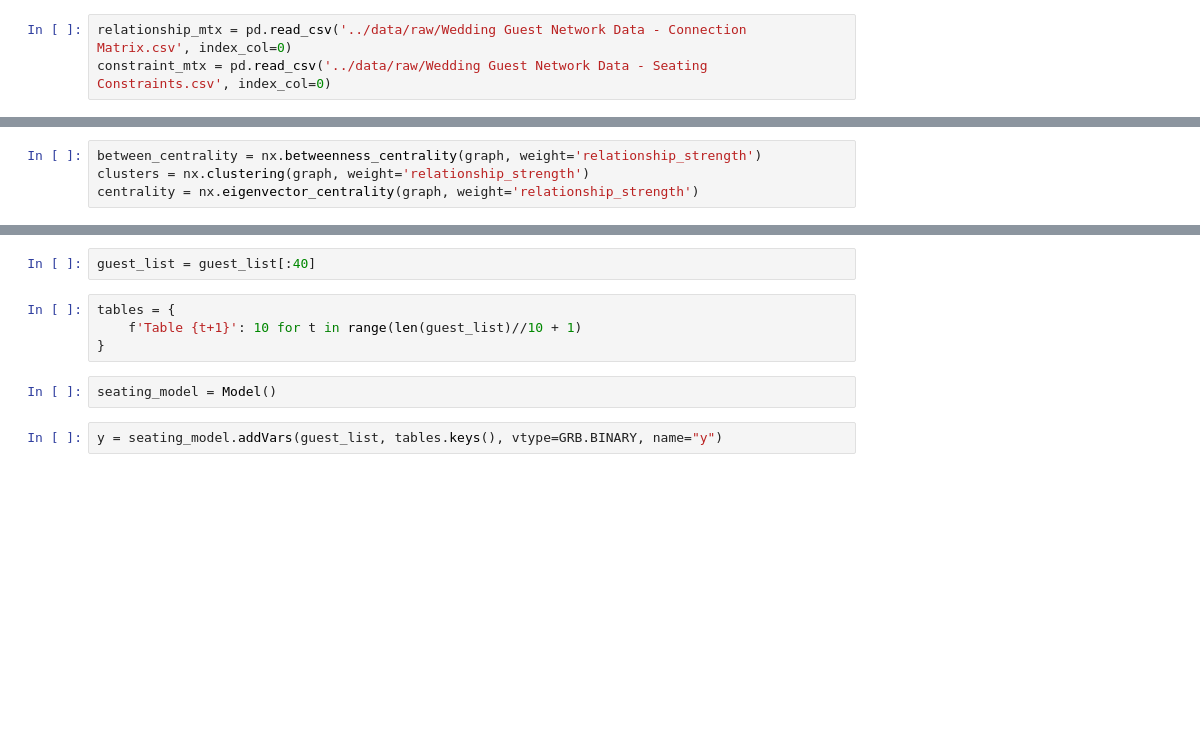
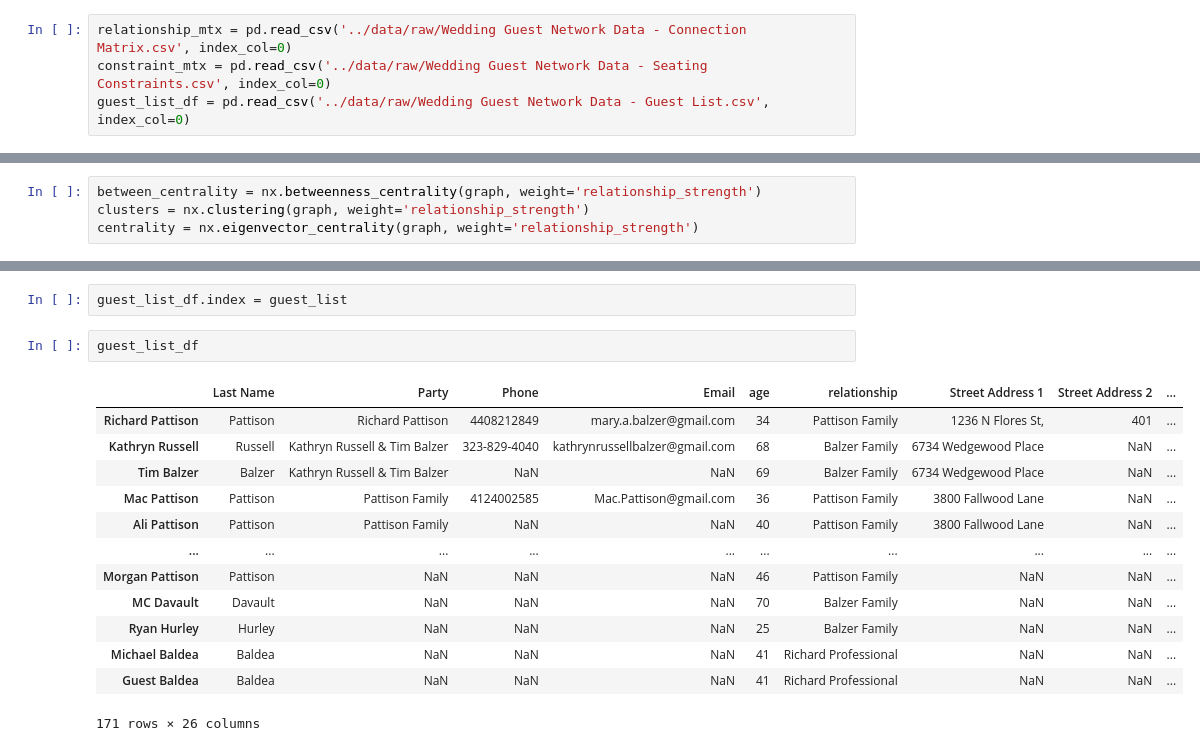
Before and after one commit to firstprinciples/wedding_prep, a Jupyter notebook: apeelx_wedding_prep/analyses/data_validation.ipynb, the cells around one changed output, grey strips where cells are left out. Saved outputs shown, nothing was run; the diff lists cells and outputs as text; blank space fills up the shorter version.

```diff
--- a/apeelx_wedding_prep/analyses/data_validation.ipynb
+++ b/apeelx_wedding_prep/analyses/data_validation.ipynb
@@ -7,6 +7,7 @@ from gurobipy import Model, GRB, quicksum
 # %%
 relationship_mtx = pd.read_csv('../data/raw/Wedding Guest Network Data - Connection Matrix.csv', index_col=0)
 constraint_mtx = pd.read_csv('../data/raw/Wedding Guest Network Data - Seating Constraints.csv', index_col=0)
+guest_list_df = pd.read_csv('../data/raw/Wedding Guest Network Data - Guest List.csv', index_col=0)
 # %%
 relationship_mtx
 # %% [output]
@@ -147,10 +144,18 @@ nx.draw(graph, nx.spring_layout(graph))
-# %%
-guest_list = guest_list[:40]
-# %%
-tables = {
-    f'Table {t+1}': 10 for t in range(len(guest_list)//10 + 1)
-}
-# %%
-seating_model = Model()
-# %%
-y = seating_model.addVars(guest_list, tables.keys(), vtype=GRB.BINARY, name="y")
+# %%
+guest_list_df.index = guest_list
+# %%
+guest_list_df
+# %% [output]
+|  | Last Name | Party | Phone | Email | age | relationship | Street Address 1 | Street Address 2 | ... |
+| Richard Pattison | Pattison | Richard Pattison | 4408212849 | mary.a.balzer@gmail.com | 34 | Pattison Family | 1236 N Flores St, | 401 | ... |
+| Kathryn Russell | Russell | Kathryn Russell & Tim Balzer | 323-829-4040 | kathrynrussellbalzer@gmail.com | 68 | Balzer Family | 6734 Wedgewood Place | NaN | ... |
+| Tim Balzer | Balzer | Kathryn Russell & Tim Balzer | NaN | NaN | 69 | Balzer Family | 6734 Wedgewood Place | NaN | ... |
+| Mac Pattison | Pattison | Pattison Family | 4124002585 | Mac.Pattison@gmail.com | 36 | Pattison Family | 3800 Fallwood Lane | NaN | ... |
+| Ali Pattison | Pattison | Pattison Family | NaN | NaN | 40 | Pattison Family | 3800 Fallwood Lane | NaN | ... |
+| ... | ... | ... | ... | ... | ... | ... | ... | ... | ... |
+| Morgan Pattison | Pattison | NaN | NaN | NaN | 46 | Pattison Family | NaN | NaN | ... |
+| MC Davault | Davault | NaN | NaN | NaN | 70 | Balzer Family | NaN | NaN | ... |
+| Ryan Hurley | Hurley | NaN | NaN | NaN | 25 | Balzer Family | NaN | NaN | ... |
+| Michael Baldea | Baldea | NaN | NaN | NaN | 41 | Richard Professional | NaN | NaN | ... |
+| Guest Baldea | Baldea | NaN | NaN | NaN | 41 | Richard Professional | NaN | NaN | ... |
+171 rows × 26 columns
```
Also changed, not shown: parts of 22 cells of this notebook, 9 other files.
